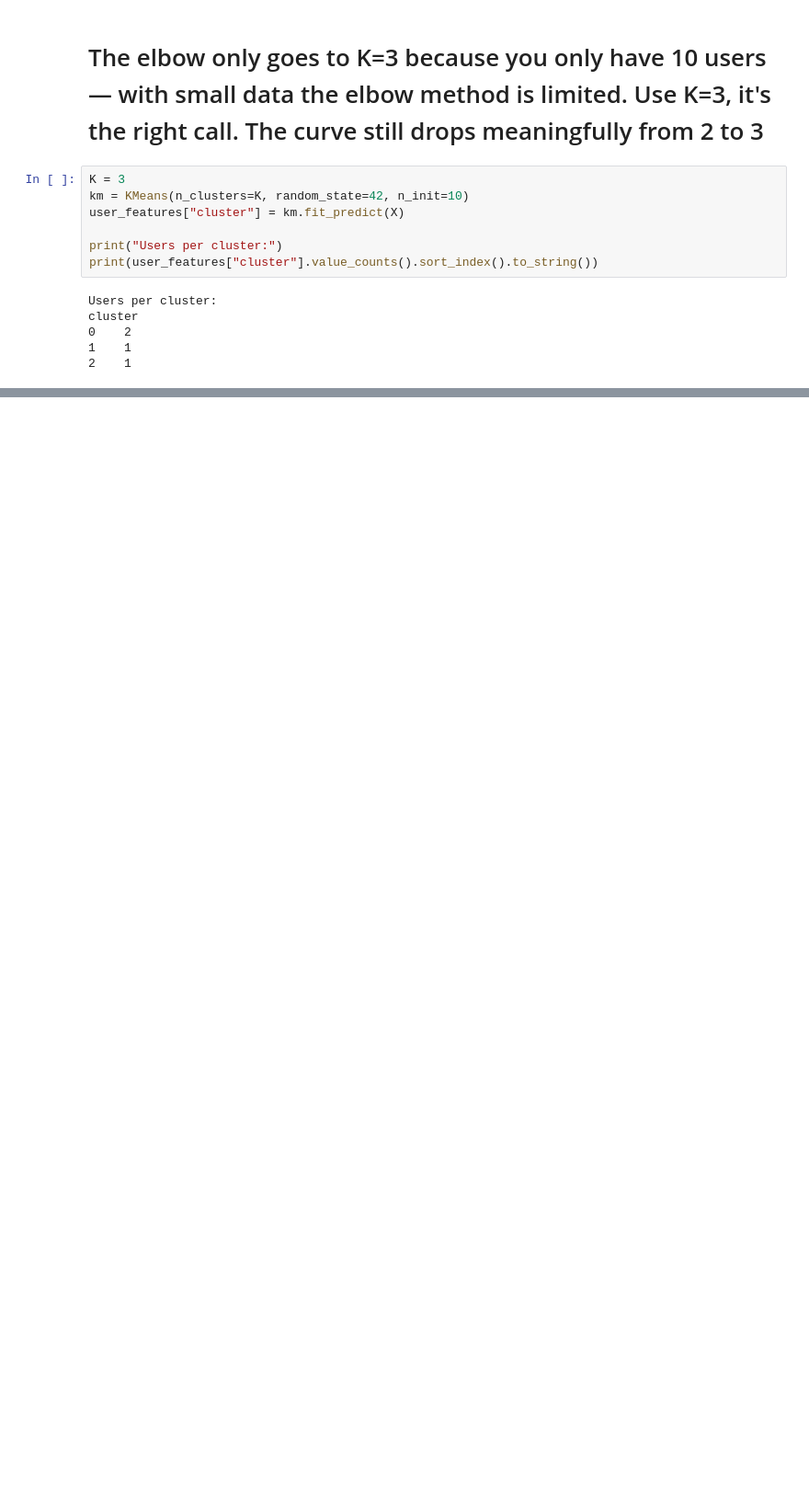
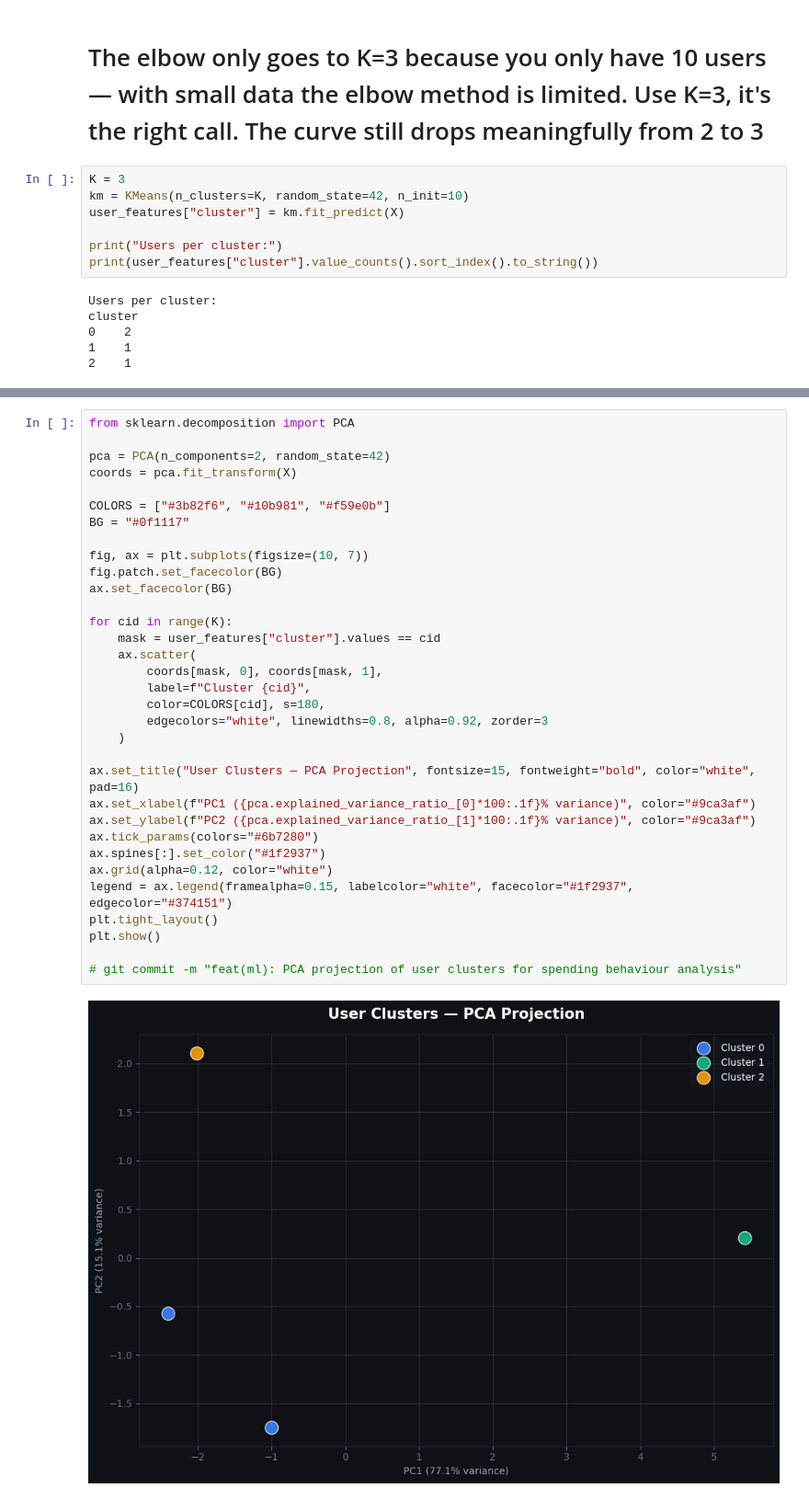
Before and after one commit to moeageli22/FinScope-Ai, a Jupyter notebook: ai-service/notebooks/FinscopeAI.ipynb, the cells around one changed output, grey strips where cells are left out. Shown at 92% size. Drawn from its saved outputs; the diff is of its cells as text; blank space fills up the shorter version.

```diff
--- a/ai-service/notebooks/FinscopeAI.ipynb
+++ b/ai-service/notebooks/FinscopeAI.ipynb
@@ -220,0 +223,35 @@ cluster
+# %%
+from sklearn.decomposition import PCA
+
+pca = PCA(n_components=2, random_state=42)
+coords = pca.fit_transform(X)
+
+COLORS = ["#3b82f6", "#10b981", "#f59e0b"]
+BG = "#0f1117"
+
+fig, ax = plt.subplots(figsize=(10, 7))
+fig.patch.set_facecolor(BG)
+ax.set_facecolor(BG)
+
+for cid in range(K):
+    mask = user_features["cluster"].values == cid
+    ax.scatter(
+        coords[mask, 0], coords[mask, 1],
+        label=f"Cluster {cid}",
+        color=COLORS[cid], s=180,
+        edgecolors="white", linewidths=0.8, alpha=0.92, zorder=3
+    )
+
+ax.set_title("User Clusters — PCA Projection", fontsize=15, fontweight="bold", color="white", pad=16)
+ax.set_xlabel(f"PC1 ({pca.explained_variance_ratio_[0]*100:.1f}% variance)", color="#9ca3af")
+ax.set_ylabel(f"PC2 ({pca.explained_variance_ratio_[1]*100:.1f}% variance)", color="#9ca3af")
+ax.tick_params(colors="#6b7280")
+ax.spines[:].set_color("#1f2937")
+ax.grid(alpha=0.12, color="white")
+legend = ax.legend(framealpha=0.15, labelcolor="white", facecolor="#1f2937", edgecolor="#374151")
+plt.tight_layout()
+plt.show()
+
+# git commit -m "feat(ml): PCA projection of user clusters for spending behaviour analysis"
+# %% [output]
+[figure, added]
```
Also changed, not shown: parts of 4 cells of this notebook.
